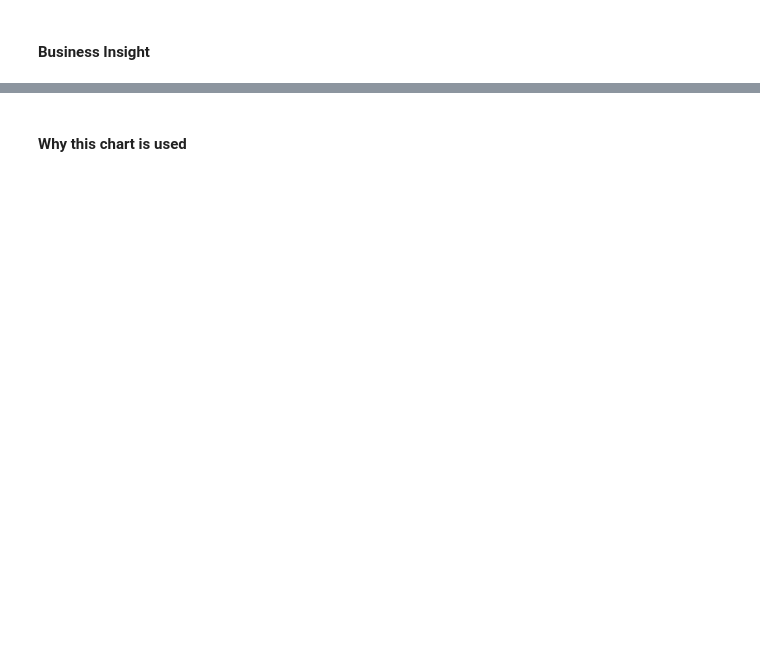
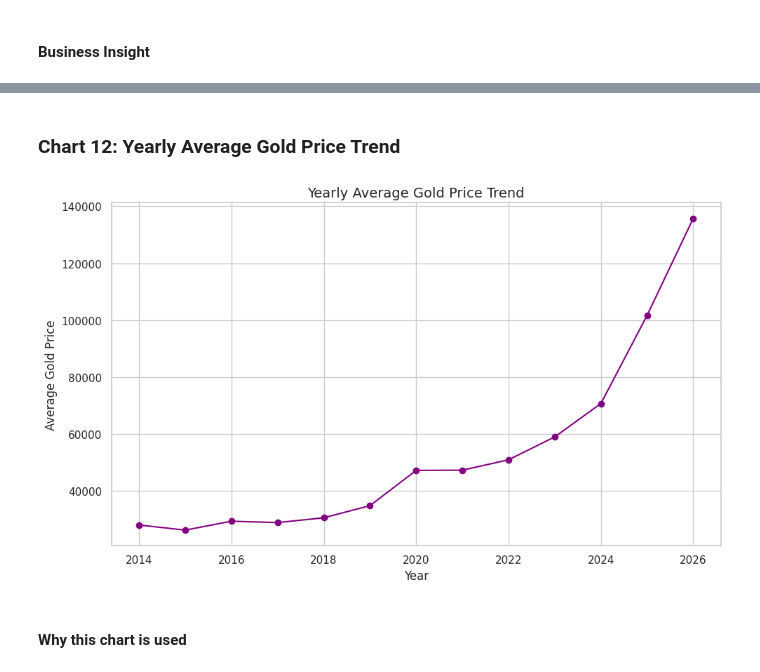
Before and after one commit to Sagarjain93/Machine-Learning-Portfolio, a Jupyter notebook: 03_ML_Practice/Gold_Price_Prediction_Forecasting/03_notebook/02_eda.ipynb, the cells around one changed output, grey strips where cells are left out. Cells and saved outputs as stored; diff of their text form; code cells hidden in the pictures; blank space fills up the shorter version.

```diff
--- a/03_ML_Practice/Gold_Price_Prediction_Forecasting/03_notebook/02_eda.ipynb
+++ b/03_ML_Practice/Gold_Price_Prediction_Forecasting/03_notebook/02_eda.ipynb
@@ -941,2 +1161,37 @@ plt.show()
+# %% [markdown]
+### **Chart 12: Yearly Average Gold Price Trend**
+# %%
+# Chart 12: Yearly Average Gold Price Trend
+
+# This chart aggregates gold prices at the yearly level.
+# Aggregating by year removes daily noise and helps visualize
+# long-term structural growth in gold prices.
+
+# Create a Year column from the Date index
+df["Year"] = df.index.year
+
+# Calculate average gold price for each year
+yearly_avg_price = df.groupby("Year")["Price"].mean()
+
+plt.figure(figsize=(10,6))  # set figure size
+
+# Line chart showing yearly average gold price
+plt.plot(yearly_avg_price.index,
+         yearly_avg_price.values,
+         color="purple",
+         marker="o")
+
+# Chart title and labels
+plt.title("Yearly Average Gold Price Trend", fontsize=14)
+plt.xlabel("Year")
+plt.ylabel("Average Gold Price")
+
+# Improve layout
+plt.tight_layout()
+
+# Display chart
+plt.show()
+# %% [output]
+[figure, added]
 # %% [markdown]
 #### **Why this chart is used**
```
Also changed, not shown: parts of 26 cells of this notebook.
